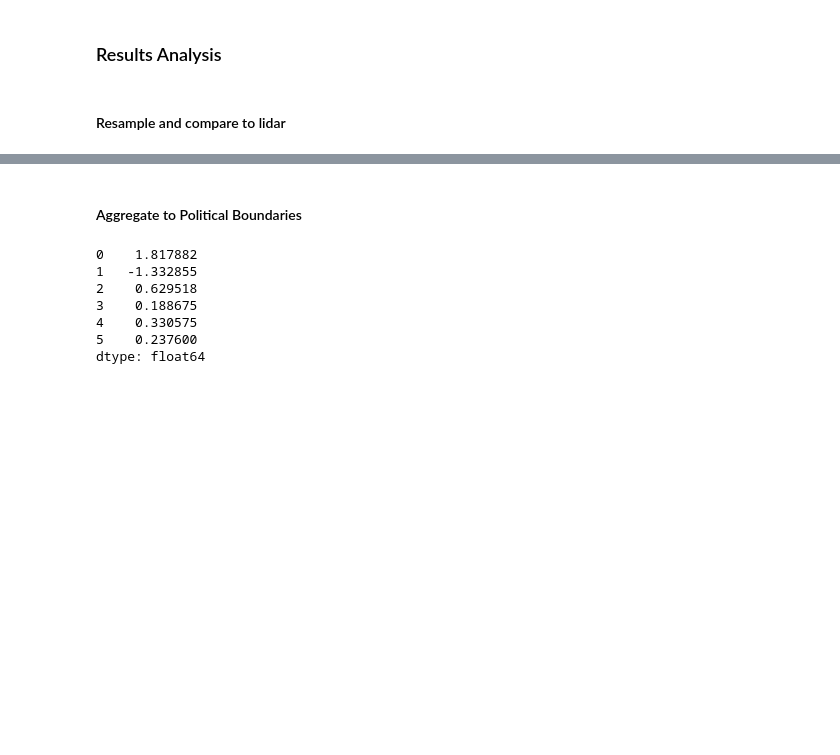
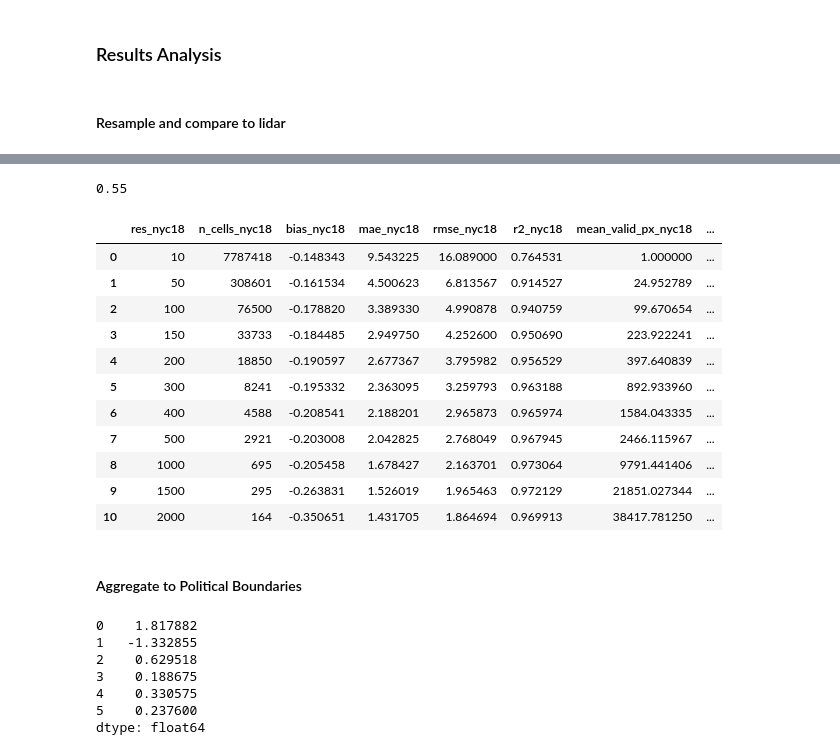
Before and after one commit to rosehanuy/nyc-tree-canopy, a Jupyter notebook: predict.ipynb, the cells around one changed output, grey strips where cells are left out. Cells and saved outputs as stored; diff of their text form; code cells hidden in the pictures; blank space fills up the shorter version.

```diff
--- a/predict.ipynb
+++ b/predict.ipynb
@@ -183,7 +183,7 @@ predict_citywide_tree_canopy('nyc18')
 
 
 
-def resample_predictions(pred_raster,lidar_raster,scales):
+def resample_and_evaluate(pred_raster,lidar_raster,scales):
     assert pred_raster.shape == lidar_raster.shape
 
     ## make shared valid mask
@@ -228,7 +228,7 @@ def resample_predictions(pred_raster,lidar_raster,scales):
 
     return pd.DataFrame(rows), resampled_preds, resampled_lidar, coverage_dict
 
-def resample_predictions_no_lidar(pred_raster,scales):
+def resample_predictions(pred_raster,scales):
 
     valid = pred_raster.notnull()
     pred_valid = pred_raster.where(valid)
@@ -308,3 +308,18 @@ for y in years:
     coverage_resamp = resample_coverage(pred_raster=p,scales=scales)
     for k,v in coverage_resamp.items():
         v.rio.to_raster(save_dir / f'resamp_{k}_20{y}_coverage.tif')
+# %%
+### rmse vs. scale plot
+import matplotlib.pyplot as plt
+
+output_labels = ['nyc18','nyc21']
+
+dfs = []
+for l in output_labels:
+    df = pd.read_csv(root / 'model_outputs' / 'resamp' / f'{l}_canopy_from_nyc21_medians_only_OOF_model.csv')
+    old_cols = df.columns
+    df.columns = [f'{c}_{l}' for c in old_cols]
+    dfs.append(df)
+dfs = pd.concat(dfs,axis=1)
+
+df_plot = dfs.loc[dfs['res_nyc18']<=2000].copy()
@@ -311,3 +473,22 @@ for y in years:
+# %%
+(0.13+0.97)/2
+# %% [output]
+0.55
+# %%
+dfs
+# %% [output]
+|  | res_nyc18 | n_cells_nyc18 | bias_nyc18 | mae_nyc18 | rmse_nyc18 | r2_nyc18 | mean_valid_px_nyc18 | ... |
+| 0 | 10 | 7787418 | -0.148343 | 9.543225 | 16.089000 | 0.764531 | 1.000000 | ... |
+| 1 | 50 | 308601 | -0.161534 | 4.500623 | 6.813567 | 0.914527 | 24.952789 | ... |
+| 2 | 100 | 76500 | -0.178820 | 3.389330 | 4.990878 | 0.940759 | 99.670654 | ... |
+| 3 | 150 | 33733 | -0.184485 | 2.949750 | 4.252600 | 0.950690 | 223.922241 | ... |
+| 4 | 200 | 18850 | -0.190597 | 2.677367 | 3.795982 | 0.956529 | 397.640839 | ... |
+| 5 | 300 | 8241 | -0.195332 | 2.363095 | 3.259793 | 0.963188 | 892.933960 | ... |
+| 6 | 400 | 4588 | -0.208541 | 2.188201 | 2.965873 | 0.965974 | 1584.043335 | ... |
+| 7 | 500 | 2921 | -0.203008 | 2.042825 | 2.768049 | 0.967945 | 2466.115967 | ... |
+| 8 | 1000 | 695 | -0.205458 | 1.678427 | 2.163701 | 0.973064 | 9791.441406 | ... |
+| 9 | 1500 | 295 | -0.263831 | 1.526019 | 1.965463 | 0.972129 | 21851.027344 | ... |
+| 10 | 2000 | 164 | -0.350651 | 1.431705 | 1.864694 | 0.969913 | 38417.781250 | ... |
 # %% [markdown]
 #### Aggregate to Political Boundaries
 # %%
```
Also changed, not shown: parts of 6 cells of this notebook, 4 other files.
